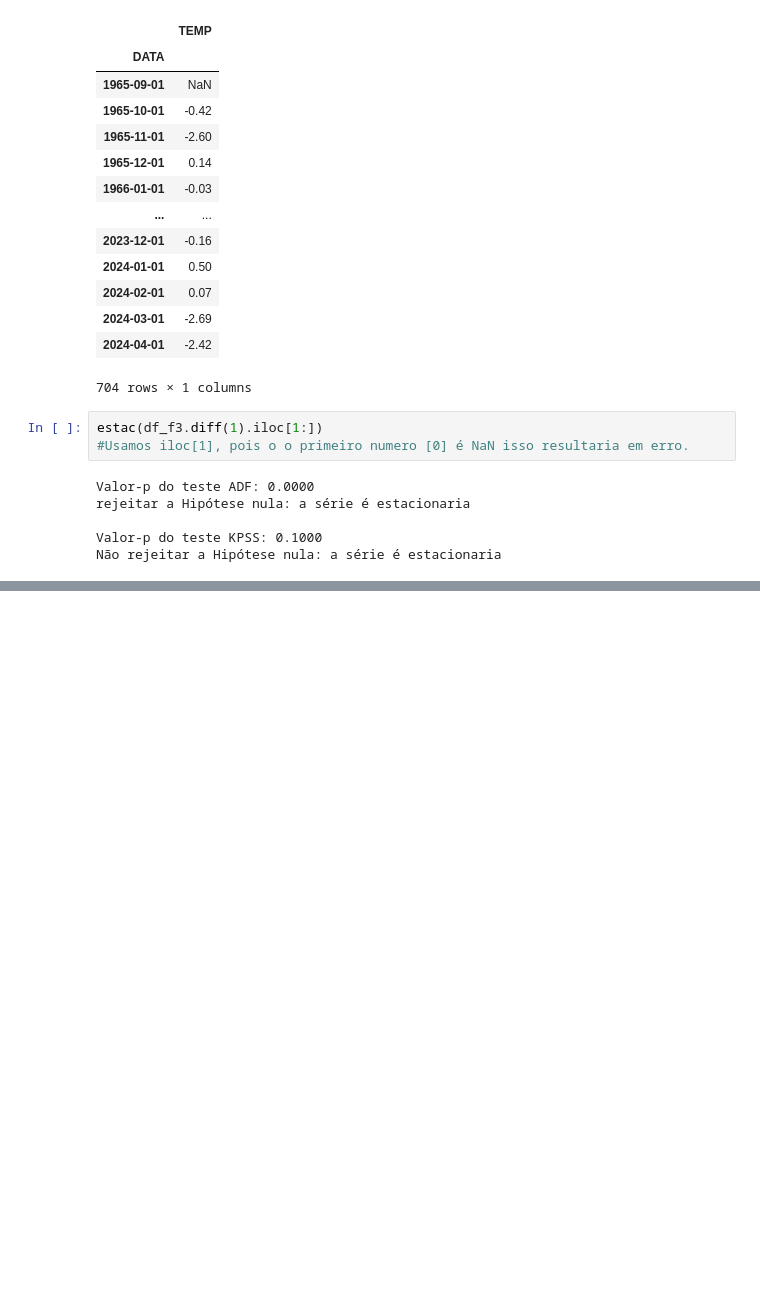
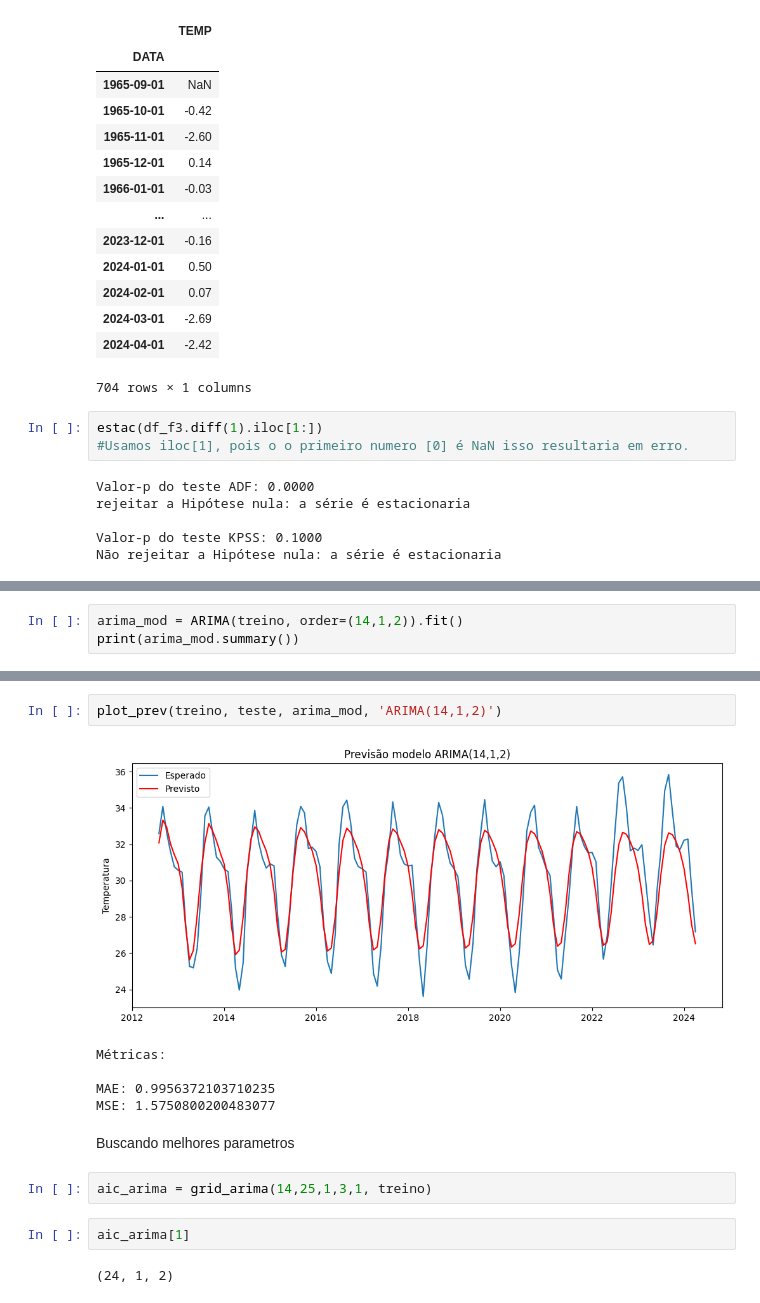
Before and after one commit to JCarapina/Estudos-praticos, a Jupyter notebook: series_temporais_2/notebooks/projeto.ipynb, the cells around one changed output, grey strips where cells are left out. Drawn from its saved outputs; the diff is of its cells as text; blank space fills up the shorter version.

```diff
--- a/series_temporais_2/notebooks/projeto.ipynb
+++ b/series_temporais_2/notebooks/projeto.ipynb
@@ -529,0 +556,3 @@ Não rejeitar a Hipótese nula: a série é estacionaria
+# %%
+arima_mod = ARIMA(treino, order=(14,1,2)).fit()
+print(arima_mod.summary())
@@ -529,0 +577,16 @@ Não rejeitar a Hipótese nula: a série é estacionaria
+# %%
+plot_prev(treino, teste, arima_mod, 'ARIMA(14,1,2)')
+# %% [output]
+[figure, added]
+Métricas:
+
+MAE: 0.9956372103710235
+MSE: 1.5750800200483077
+# %% [markdown]
+Buscando melhores parametros
+# %%
+aic_arima = grid_arima(14,25,1,3,1, treino)
+# %%
+aic_arima[1]
+# %% [output]
+(24, 1, 2)
```
Also changed, not shown: parts of 8 cells of this notebook.
